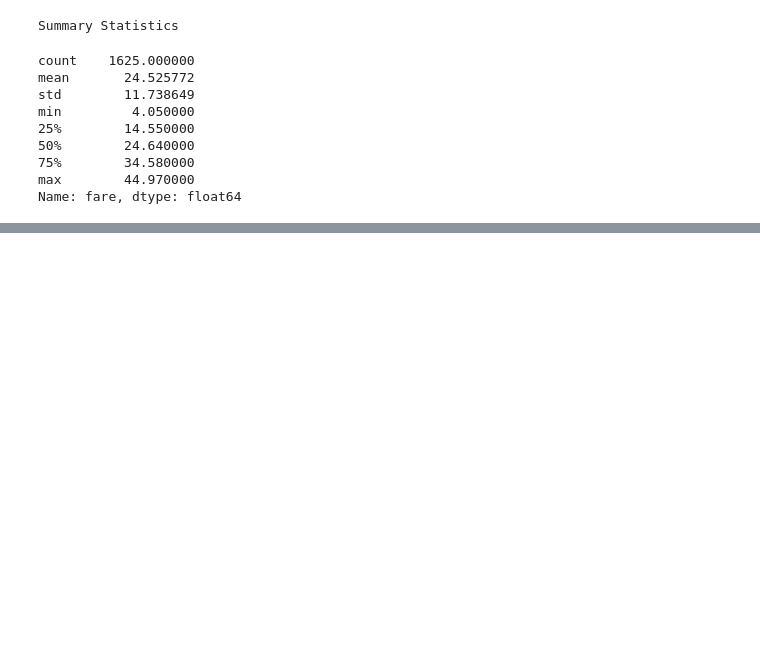
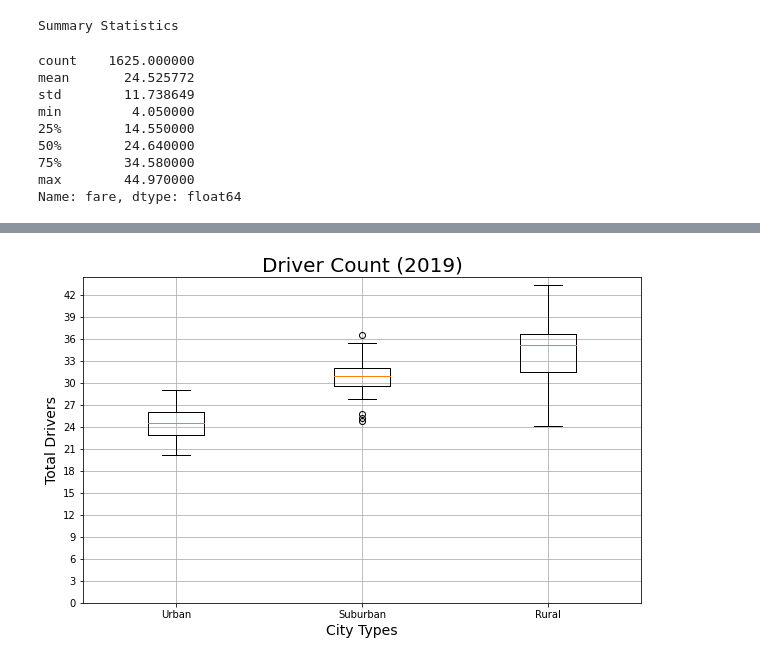
Before and after one commit to CarlS2rt/PyBer_Analysis, a Jupyter notebook: PyBer.ipynb, the cells around one changed output, grey strips where cells are left out. Drawn from its saved outputs; the diff is of its cells as text; code cells hidden in the pictures; blank space fills up the shorter version.

```diff
--- a/PyBer.ipynb
+++ b/PyBer.ipynb
@@ -420,5 +420,7 @@ suburban_drivers.head()
 1629    12
 Name: driver_count, dtype: int64
 # %%
-suburban_drivers.describe()
+# Get the driver count data from the rural cities.
+rural_drivers = rural_cities_df['driver_count']
+rural_drivers.head()
 # %% [output]
@@ -494,3 +509,19 @@ Name: fare, dtype: float64
+# %%
+# Add all Fare count box-and-whisker plots to the same graph.
+x_labels = ["Urban", "Suburban","Rural"]
+driver_count_data = [urban_drivers, suburban_drivers, rural_drivers]
+fig, ax = plt.subplots(figsize=(10, 6))
+ax.set_title('Driver Count (2019)',fontsize=20)
+ax.set_ylabel('Total Drivers',fontsize=14)
+ax.set_xlabel("City Types",fontsize=14)
+ax.boxplot(avg_fare_data, labels=x_labels)
+ax.set_yticks(np.arange(0, 45, step=3.0))
+ax.grid()
+# Save the figure.
+plt.savefig("analysis/Fig4.png")
+plt.show()
+# %% [output]
+[figure, added]
 # %%
 # Create the box-and-whisker plot for the urban driver count data.
 x_labels = ["Urban"]
```
Also changed, not shown: parts of 11 cells of this notebook, 2 other files.
